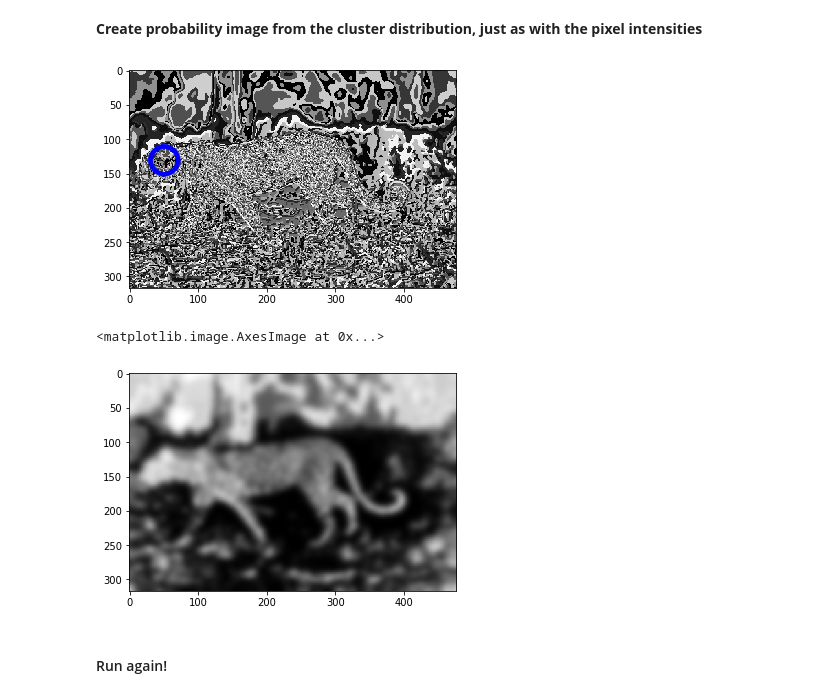
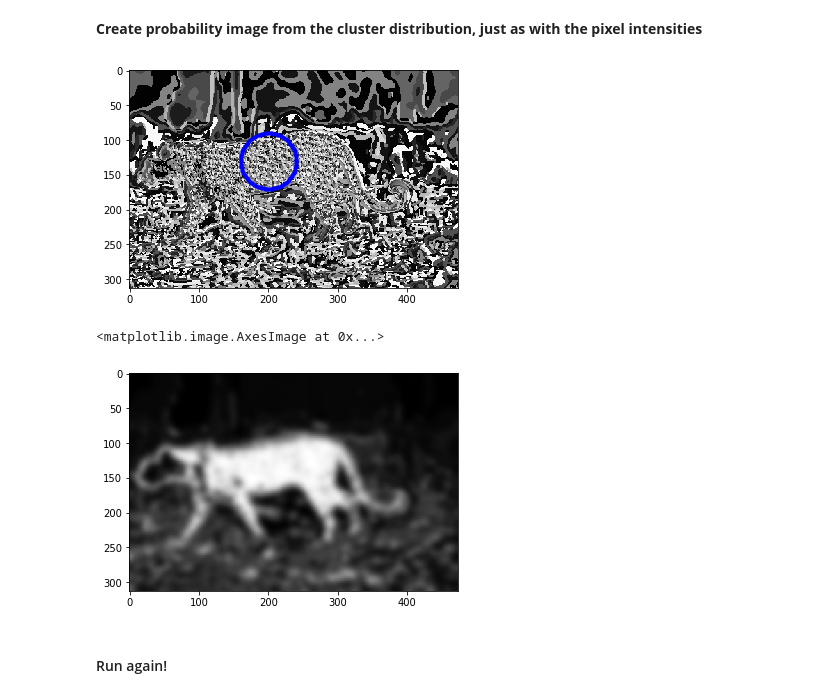
Before and after one commit to Charlottetheis/AIA, a Jupyter notebook: Jacob.ipynb, the cells around one changed output. Drawn from its saved outputs; the diff is of its cells as text; code cells hidden in the pictures.

Commit message:
Added dictionary plot

```diff
--- a/Jacob.ipynb
+++ b/Jacob.ipynb
@@ -367,7 +367,7 @@ def im2col(A, BSZ, stepsize=1):
 # %% [markdown]
 Collapse image patches into vector features
 # %%
-E = 2
+E = 4
 K = 1+2*E
 patch_size = (K,K)
 features = im2col(img, patch_size).transpose()
@@ -399,20 +424,20 @@ Since the clusters have random colors there's not a lot to see
 # %% [markdown]
 __Create probability image from the cluster distribution, just as with the pixel intensities__
 # %%
-#model = deform_model(n_points = 140, center = (150,200), radius = 40, smooth_param=(0.05,0.1))
-model = deform_model(n_points = 140, center = (130,50), radius = 20, smooth_param=(0.05,0.1))
+model = deform_model(n_points = 140, center = (130,200), radius = 40, smooth_param=(0,0))
+#model = deform_model(n_points = 140, center = (130,50), radius = 20, smooth_param=(0.05,0.1))
 
 plt.imshow(cluster_img, cmap='gray')
 plot_snake(model.snake)
 # %% [output]
-[figure, old version]
+[figure, new version]
 # %%
 mask = model.enclosed_mask(cluster_img.shape, down_samp=4)
 prob_img = create_prob_image(cluster_img,mask)
 plt.imshow(prob_img, cmap='gray')
 # %% [output]
 <matplotlib.image.AxesImage at 0x...>
-[figure, old version]
+[figure, new version]
 # %% [markdown]
 #### Run again!
 # %%
```
Also changed, not shown: parts of 5 cells of this notebook.
